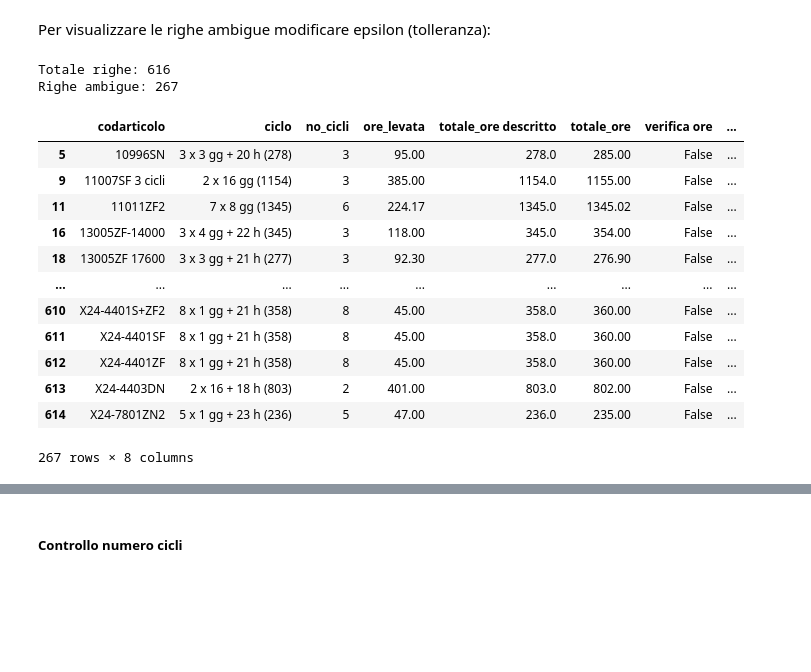
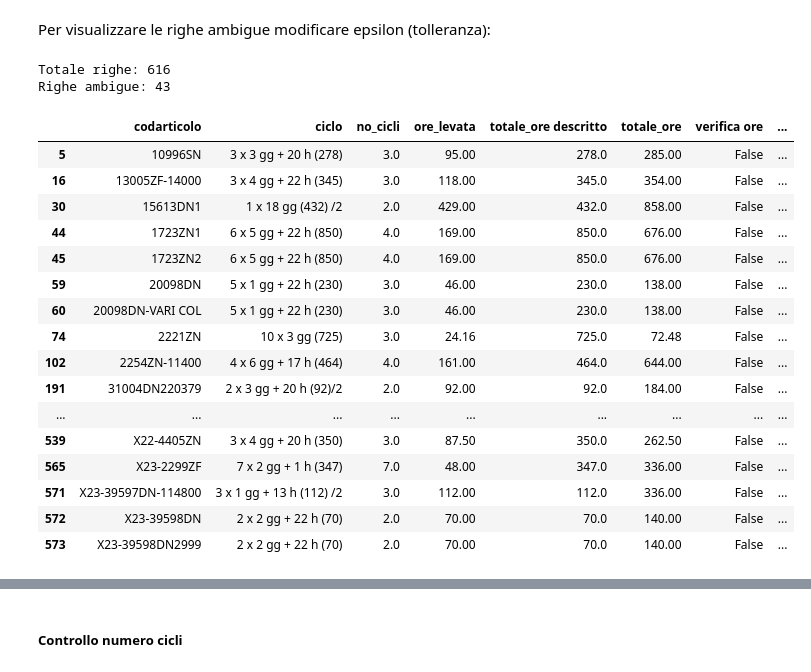
Before and after one commit to Dr3dre/LeMur, a Jupyter notebook: data_relations.ipynb, the cells around one changed output, grey strips where cells are left out. Cells and saved outputs as stored; diff of their text form; code cells hidden in the pictures; blank space fills up the shorter version.

```diff
--- a/data_relations.ipynb
+++ b/data_relations.ipynb
@@ -79,24 +79,28 @@ Totale ore in Ciclo e totale ore calcolate con ore_levata * no_cicli combaciano
 # %% [markdown]
 Per visualizzare le righe ambigue modificare epsilon (tolleranza):
 # %%
-epsilon = 0      # minimo differenza
+epsilon = 5      # minimo differenza
 ambiguo = df[df['verifica ore'] == False].where((np.sqrt(df['differenza ore'] ** 2)) > epsilon).dropna(subset=['codarticolo'])
 print(f"Totale righe: {df.shape[0]}")
 print(f"Righe ambigue: {ambiguo.shape[0]}")
 ambiguo
 # %% [output]
 Totale righe: 616
-Righe ambigue: 267
+Righe ambigue: 43
 |  | codarticolo | ciclo | no_cicli | ore_levata | totale_ore descritto | totale_ore | verifica ore | ... |
-| 5 | 10996SN | 3 x 3 gg + 20 h (278) | 3 | 95.00 | 278.0 | 285.00 | False | ... |
-| 9 | 11007SF 3 cicli | 2 x 16 gg (1154) | 3 | 385.00 | 1154.0 | 1155.00 | False | ... |
-| 11 | 11011ZF2 | 7 x 8 gg (1345) | 6 | 224.17 | 1345.0 | 1345.02 | False | ... |
-| 16 | 13005ZF-14000 | 3 x 4 gg + 22 h (345) | 3 | 118.00 | 345.0 | 354.00 | False | ... |
-| 18 | 13005ZF 17600 | 3 x 3 gg + 21 h (277) | 3 | 92.30 | 277.0 | 276.90 | False | ... |
+| 5 | 10996SN | 3 x 3 gg + 20 h (278) | 3.0 | 95.00 | 278.0 | 285.00 | False | ... |
+| 16 | 13005ZF-14000 | 3 x 4 gg + 22 h (345) | 3.0 | 118.00 | 345.0 | 354.00 | False | ... |
+| 30 | 15613DN1 | 1 x 18 gg (432) /2 | 2.0 | 429.00 | 432.0 | 858.00 | False | ... |
+| 44 | 1723ZN1 | 6 x 5 gg + 22 h (850) | 4.0 | 169.00 | 850.0 | 676.00 | False | ... |
+| 45 | 1723ZN2 | 6 x 5 gg + 22 h (850) | 4.0 | 169.00 | 850.0 | 676.00 | False | ... |
+| 59 | 20098DN | 5 x 1 gg + 22 h (230) | 3.0 | 46.00 | 230.0 | 138.00 | False | ... |
+| 60 | 20098DN-VARI COL | 5 x 1 gg + 22 h (230) | 3.0 | 46.00 | 230.0 | 138.00 | False | ... |
+| 74 | 2221ZN | 10 x 3 gg (725) | 3.0 | 24.16 | 725.0 | 72.48 | False | ... |
+| 102 | 2254ZN-11400 | 4 x 6 gg + 17 h (464) | 4.0 | 161.00 | 464.0 | 644.00 | False | ... |
+| 191 | 31004DN220379 | 2 x 3 gg + 20 h (92)/2 | 2.0 | 92.00 | 92.0 | 184.00 | False | ... |
 | ... | ... | ... | ... | ... | ... | ... | ... | ... |
-| 610 | X24-4401S+ZF2 | 8 x 1 gg + 21 h (358) | 8 | 45.00 | 358.0 | 360.00 | False | ... |
-| 611 | X24-4401SF | 8 x 1 gg + 21 h (358) | 8 | 45.00 | 358.0 | 360.00 | False | ... |
-| 612 | X24-4401ZF | 8 x 1 gg + 21 h (358) | 8 | 45.00 | 358.0 | 360.00 | False | ... |
-| 613 | X24-4403DN | 2 x 16 + 18 h (803) | 2 | 401.00 | 803.0 | 802.00 | False | ... |
-| 614 | X24-7801ZN2 | 5 x 1 gg + 23 h (236) | 5 | 47.00 | 236.0 | 235.00 | False | ... |
+| 539 | X22-4405ZN | 3 x 4 gg + 20 h (350) | 3.0 | 87.50 | 350.0 | 262.50 | False | ... |
+| 565 | X23-2299ZF | 7 x 2 gg + 1 h (347) | 7.0 | 48.00 | 347.0 | 336.00 | False | ... |
+| 571 | X23-39597DN-114800 | 3 x 1 gg + 13 h (112) /2 | 3.0 | 112.00 | 112.0 | 336.00 | False | ... |
+| 572 | X23-39598DN | 2 x 2 gg + 22 h (70) | 2.0 | 70.00 | 70.0 | 140.00 | False | ... |
+| 573 | X23-39598DN2999 | 2 x 2 gg + 22 h (70) | 2.0 | 70.00 | 70.0 | 140.00 | False | ... |
-267 rows × 8 columns
```
Also changed, not shown: parts of 48 cells of this notebook, 5 other files.
